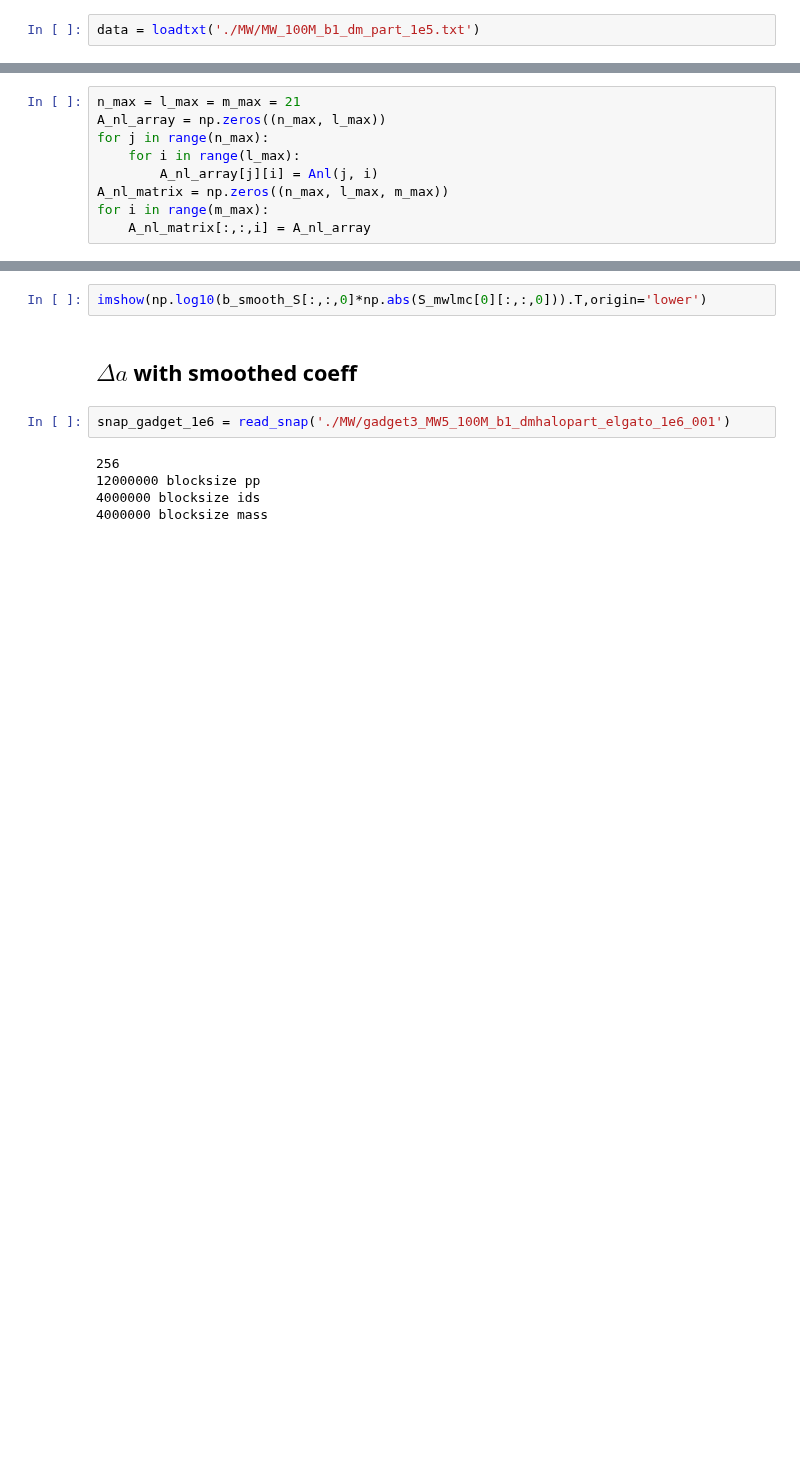
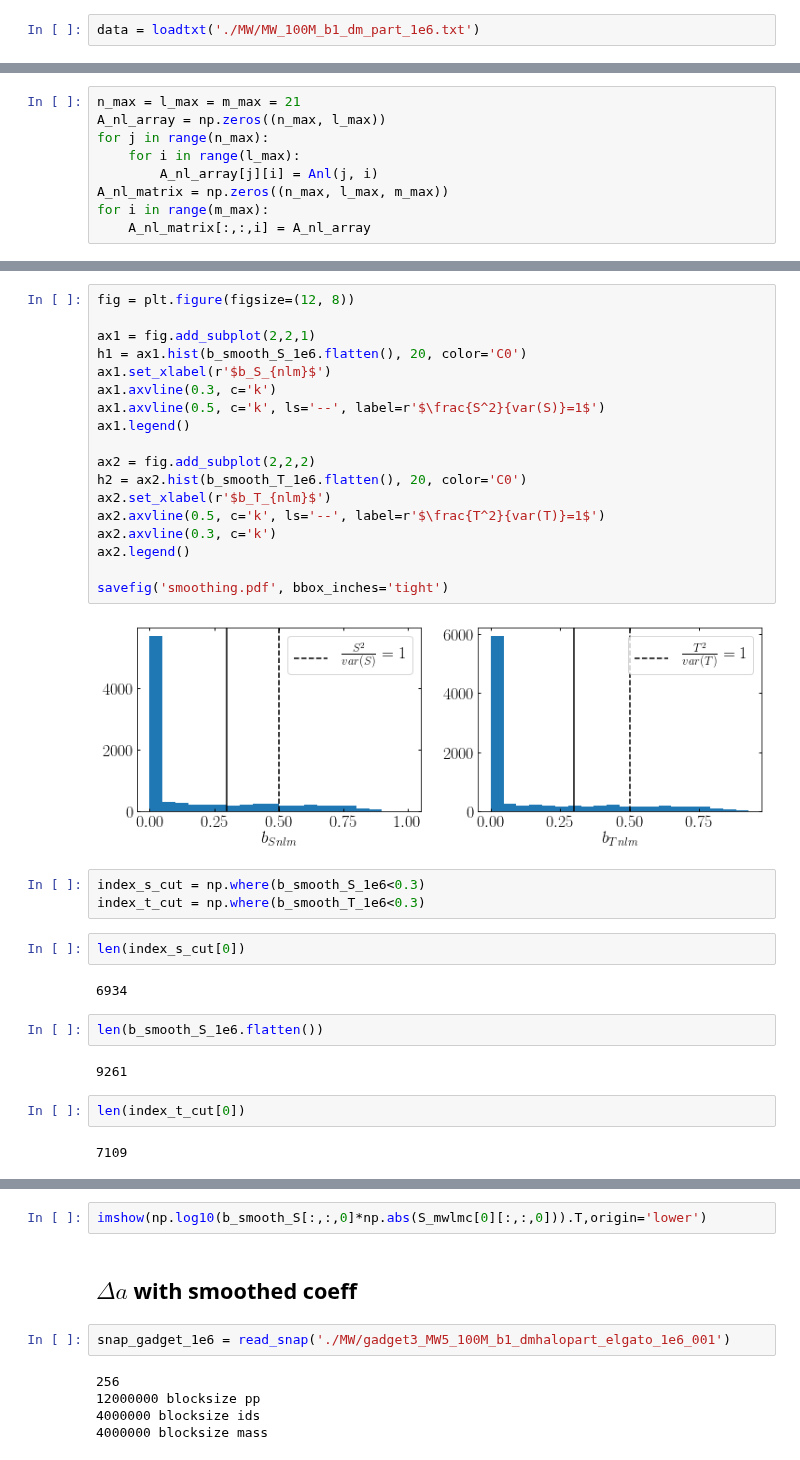
Before and after one commit to jngaravitoc/MW-LMC-SCF, a Jupyter notebook: code/coeff_variance.ipynb, the cells around one changed output, grey strips where cells are left out. Cells and saved outputs as stored; diff of their text form; blank space fills up the shorter version.

```diff
--- a/code/coeff_variance.ipynb
+++ b/code/coeff_variance.ipynb
@@ -41,7 +49,7 @@ def smoothing(cov_matrix, coeff, m):
     b_nlm_values = np.nan_to_num(b_nlm)
     return b_nlm_values
 # %%
-data = loadtxt('./MW/MW_100M_b1_dm_part_1e5.txt')
+data = loadtxt('./MW/MW_100M_b1_dm_part_1e6.txt')
 # %%
 posx = data[:,0]
 posy = data[:,1]
@@ -106,3 +199,38 @@ for i in range(1):
+# %%
+fig = plt.figure(figsize=(12, 8))
+
+ax1 = fig.add_subplot(2,2,1)
+h1 = ax1.hist(b_smooth_S_1e6.flatten(), 20, color='C0')
+ax1.set_xlabel(r'$b_S_{nlm}$')
+ax1.axvline(0.3, c='k')
+ax1.axvline(0.5, c='k', ls='--', label=r'$\frac{S^2}{var(S)}=1$')
+ax1.legend()
+
+ax2 = fig.add_subplot(2,2,2)
+h2 = ax2.hist(b_smooth_T_1e6.flatten(), 20, color='C0')
+ax2.set_xlabel(r'$b_T_{nlm}$')
+ax2.axvline(0.5, c='k', ls='--', label=r'$\frac{T^2}{var(T)}=1$')
+ax2.axvline(0.3, c='k')
+ax2.legend()
+
+savefig('smoothing.pdf', bbox_inches='tight')
+# %% [output]
+[figure, added]
+# %%
+index_s_cut = np.where(b_smooth_S_1e6<0.3)
+index_t_cut = np.where(b_smooth_T_1e6<0.3)
+# %%
+len(index_s_cut[0])
+# %% [output]
+6934
+# %%
+len(b_smooth_S_1e6.flatten())
+# %% [output]
+9261
+# %%
+len(index_t_cut[0])
+# %% [output]
+7109
 # %%
 ## Energy cuts
 def copy_matrix(M, indices):
```
Also changed, not shown: parts of 59 cells of this notebook, 1 other file.
